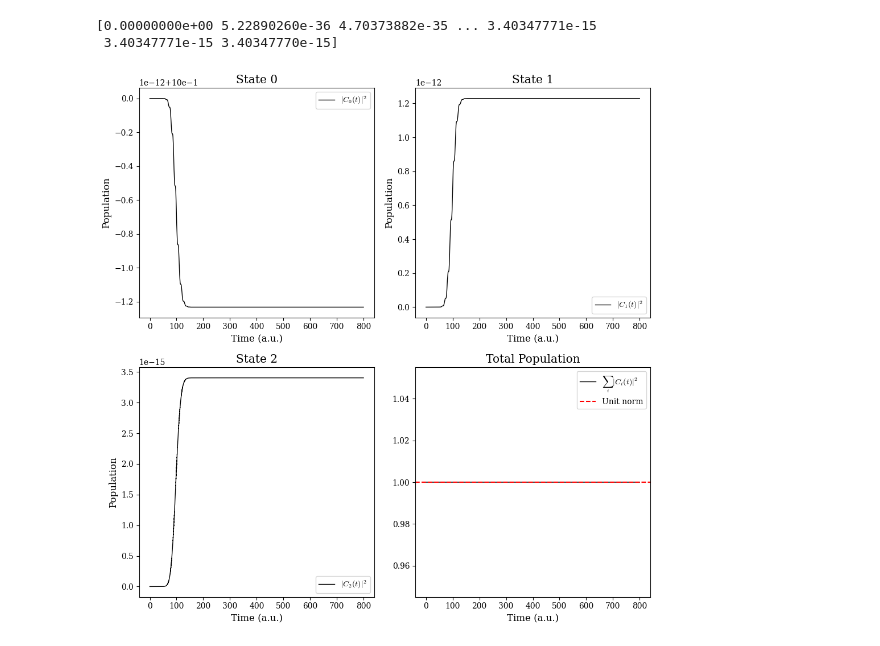
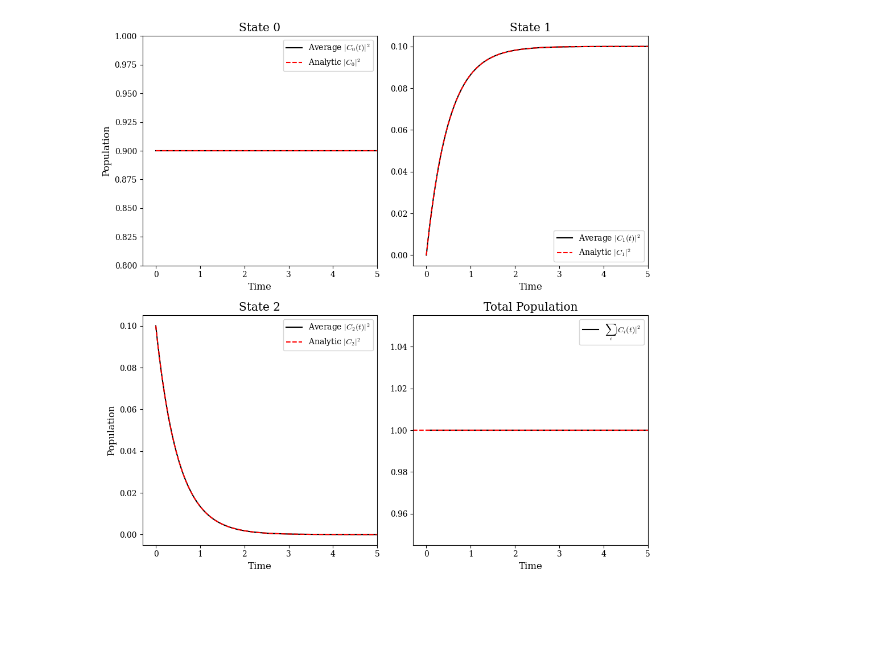
Before and after one commit to Spoksonat/pysse, a Jupyter notebook: notebooks/SSE_third_test.ipynb, the cells around one changed output. Cells and saved outputs as stored; diff of their text form; code cells hidden in the pictures; blank space fills up the shorter version.

```diff
--- a/notebooks/SSE_third_test.ipynb
+++ b/notebooks/SSE_third_test.ipynb
@@ -101,38 +68,59 @@ Text(0.5, 1.0, 'FFT of Sinusoidal Gaussian Pulse Optical')
 # %%
 initial_conditions = np.array([
-    [0,1.0]
+    [0,0.9],
+    [2,0.1]
 ])
+# %%
+n_paths = 3
+n_jobs = 10
+random_seed = None #Candidates: 10, 14, 16, 24, 2008
 # %%
-sse = SSE("../data_minimal/dummy_data/", electric_field, initial_conditions, propagation_method)
+sse = SSE("../data_minimal/dummy_data/", electric_field, gamma, initial_conditions, n_paths, propagation_method, n_jobs, random_seed)
 # %%
-population = sse.population
-total_population = population[:, 0] + population[:, 1] + population[:, 2]
+p_0_th = 0.9*np.ones_like(sse.time)
+p_1_th = 1 - 0.9 - 0.1*np.exp(-(gamma[0,2])*sse.time)
+p_2_th = 0.1*np.exp(-(gamma[0,2])*sse.time)
-# %%
-print(population[:, 2])
-# %% [output]
-[0.00000000e+00 5.22890260e-36 4.70373882e-35 ... 3.40347771e-15
- 3.40347771e-15 3.40347770e-15]
 # %%
-plot_stride = max(1, len(sse.time) // 5000)
-plot_time = sse.time[::plot_stride]
-plot_population = population[::plot_stride]
-plot_total = total_population[::plot_stride]
+total_population = sse.population_average[:,0] + sse.population_average[:,1] + sse.population_average[:,2]
+
 fig, axes = plt.subplots(2, 2, figsize=(10, 10))
 
-for ax, state in zip(axes.flat[:3], range(3)):
-    ax.plot(plot_time, plot_population[:, state], label=rf"$|C_{state}(t)|^2$", color="black", linewidth=1.0)
-    ax.set_title(f"State {state}")
-    ax.set_xlabel("Time (a.u.)")
-    ax.set_ylabel("Population")
-    ax.legend()
+# Left subplot: |C_average[:,1]|^2 vs Analytic
+axes[0,0].plot(sse.time, sse.population_average[:,0], label=r'Average $|C_0(t)|^2$', color='black')
+axes[0,0].plot(sse.time, p_0_th, label=r'Analytic $|C_0|^2$', color='red', linestyle='--')
+axes[0,0].set_title('State 0')
+axes[0,0].set_xlabel('Time')
+axes[0,0].set_ylabel('Population')
+axes[0,0].set_xlim(-0.3, 5)
+axes[0,0].set_ylim(0.80, 1.0)
+axes[0,0].legend()
 
-axes[1, 1].plot(plot_time, plot_total, label=r"$\sum_i |C_i(t)|^2$", color="black", linewidth=1.0)
-axes[1, 1].axhline(1, color="red", linestyle="--", label="Unit norm")
-axes[1, 1].set_title("Total Population")
-axes[1, 1].set_xlabel("Time (a.u.)")
-axes[1, 1].legend()
+# Middle subplot: |C_average[:,0]|^2 vs Analytic
+axes[0,1].plot(sse.time, sse.population_average[:,1], label=r'Average $|C_1(t)|^2$', color='black')
+axes[0,1].plot(sse.time, p_1_th, label=r'Analytic $|C_1|^2$', color='red', linestyle='--')
+axes[0,1].set_title('State 1')
+axes[0,1].set_xlabel('Time')
+#axes[1].set_ylabel('Population')
+axes[0,1].set_xlim(-0.3, 5)
+axes[0,1].legend()
+
+axes[1,0].plot(sse.time, sse.population_average[:,2], label=r'Average $|C_2(t)|^2$', color='black')
+axes[1,0].plot(sse.time, p_2_th, label=r'Analytic $|C_2|^2$', color='red', linestyle='--')
+axes[1,0].set_title('State 2')
+axes[1,0].set_xlabel('Time')
+axes[1,0].set_ylabel('Population')
+axes[1,0].set_xlim(-0.3, 5)
+axes[1,0].legend()
+
+# Right subplot: total population
+axes[1,1].plot(sse.time, total_population, label=r'$\sum_i |C_i(t)|^2$', color='black')
+axes[1,1].axhline(1, color='red', linestyle='--')
+axes[1,1].set_title('Total Population')
+axes[1,1].set_xlabel('Time')
+axes[1,1].set_xlim(-0.3, 5)
+axes[1,1].legend()
 
 plt.tight_layout()
 plt.show()
 # %% [output]
-[figure, old version]
+[figure, new version]
```
Also changed, not shown: parts of 10 cells of this notebook, 12 other files.
